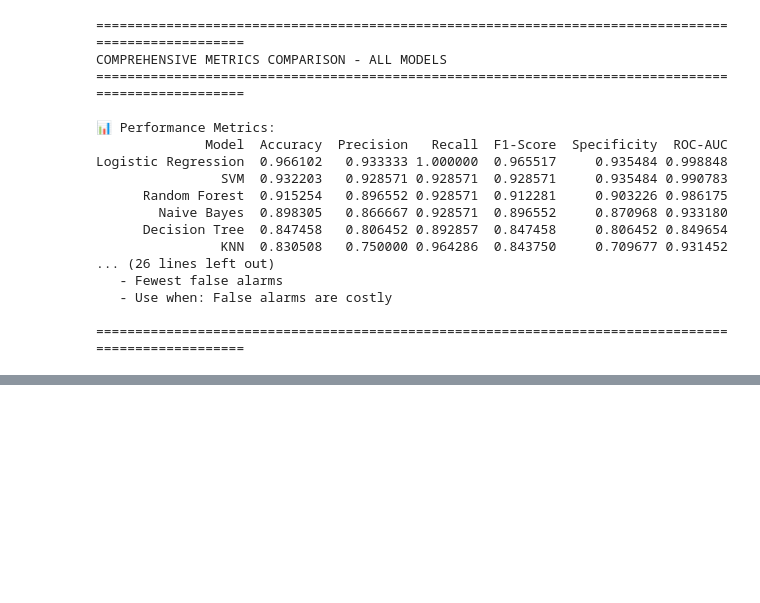
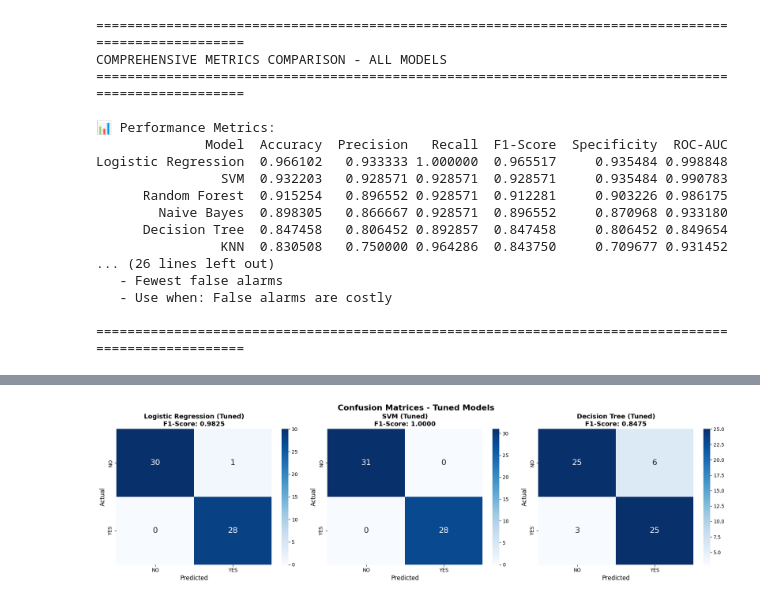
Before and after one commit to MuhammadHammadIrfan/ChildhoodAutismRiskPrediction, a Jupyter notebook: notebooks/hammad/base_line_models.ipynb, the cells around one changed output, grey strips where cells are left out. Drawn from its saved outputs; the diff is of its cells as text; code cells hidden in the pictures; blank space fills up the shorter version.

```diff
--- a/notebooks/hammad/base_line_models.ipynb
+++ b/notebooks/hammad/base_line_models.ipynb
@@ -607,0 +762,22 @@ Logistic Regression  0.966102   0.933333 1.000000  0.965517     0.935484 0.99884
+# %%
+# Visualize confusion matrices for tuned models
+fig, axes = plt.subplots(1, 3, figsize=(18, 5))
+
+for idx, (name, results) in enumerate(tuning_results.items()):
+    cm = results['confusion_matrix']
+
+    sns.heatmap(cm, annot=True, fmt='d', cmap='Blues',
+                xticklabels=['NO', 'YES'],
+                yticklabels=['NO', 'YES'],
+                ax=axes[idx], cbar=True, annot_kws={"size": 16})
+
+    axes[idx].set_title(f'{name} (Tuned)\nF1-Score: {results["test_f1"]:.4f}',
+                        fontsize=13, fontweight='bold')
+    axes[idx].set_ylabel('Actual', fontsize=12)
+    axes[idx].set_xlabel('Predicted', fontsize=12)
+
+plt.tight_layout()
+plt.suptitle('Confusion Matrices - Tuned Models', fontsize=16, fontweight='bold', y=1.02)
+plt.show()
+# %% [output]
+[figure, added]
```
Also changed, not shown: parts of 4 cells of this notebook.
